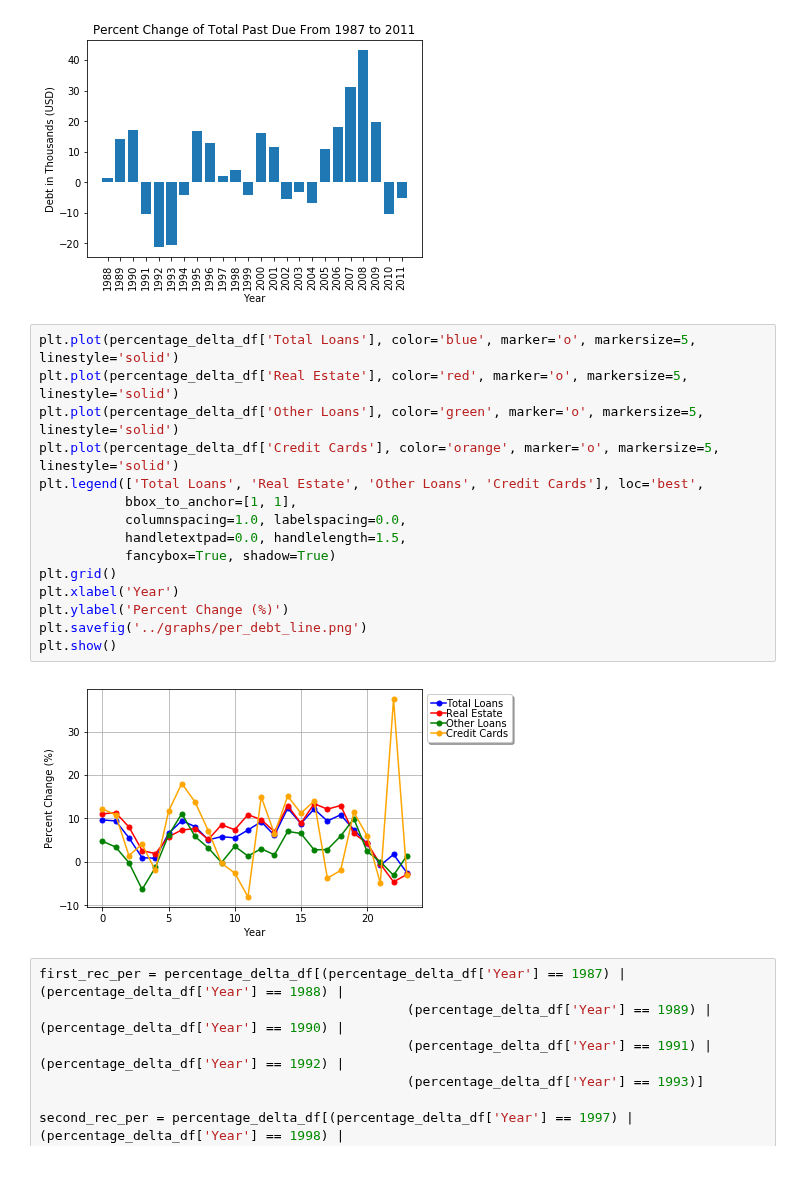
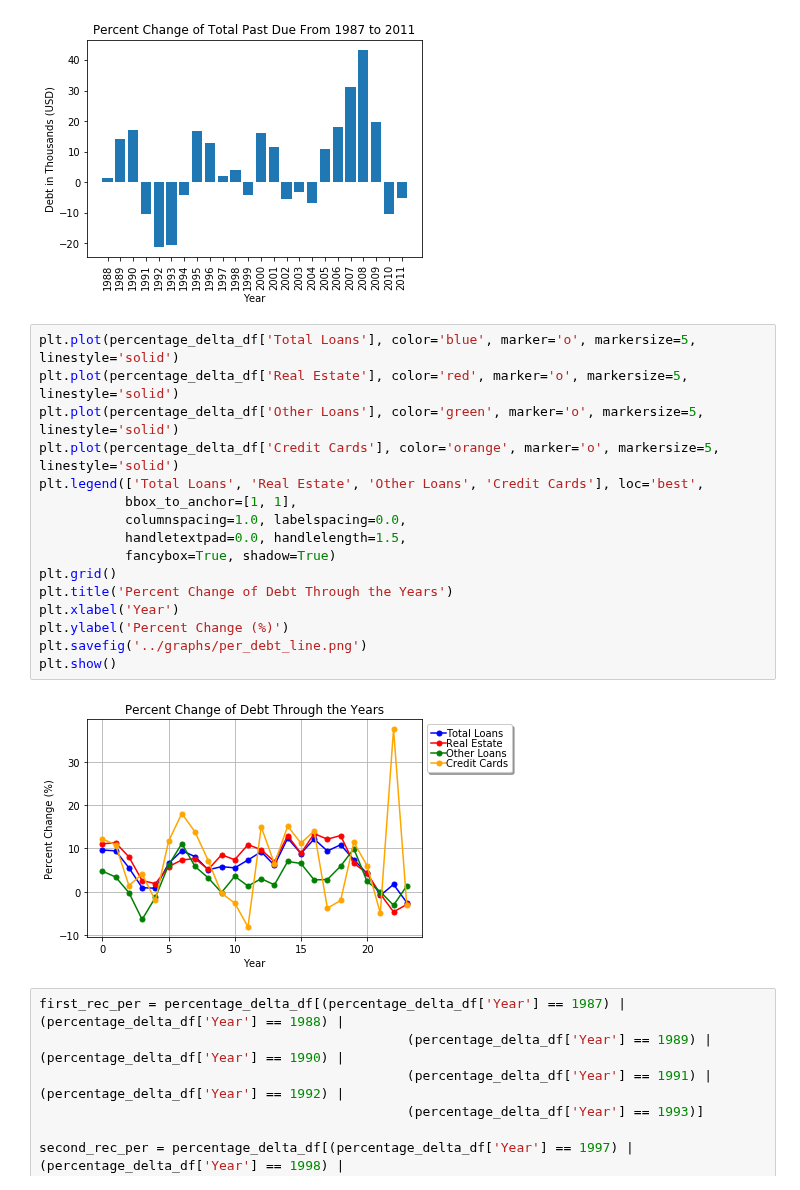
Before and after one commit to brownal05/project1, a Jupyter notebook: notebooks/nick.ipynb, the cells around one changed output. Saved outputs shown, nothing was run; the diff lists cells and outputs as text.

Commit message:
fixed some graphs

```diff
--- a/notebooks/nick.ipynb
+++ b/notebooks/nick.ipynb
@@ -475,20 +472,21 @@ plt.show()
 # %%
 plt.plot(percentage_delta_df['Total Loans'], color='blue', marker='o', markersize=5, linestyle='solid')
 plt.plot(percentage_delta_df['Real Estate'], color='red', marker='o', markersize=5, linestyle='solid')
 plt.plot(percentage_delta_df['Other Loans'], color='green', marker='o', markersize=5, linestyle='solid')
 plt.plot(percentage_delta_df['Credit Cards'], color='orange', marker='o', markersize=5, linestyle='solid')
 plt.legend(['Total Loans', 'Real Estate', 'Other Loans', 'Credit Cards'], loc='best',
            bbox_to_anchor=[1, 1],
            columnspacing=1.0, labelspacing=0.0,
            handletextpad=0.0, handlelength=1.5,
            fancybox=True, shadow=True)
 plt.grid()
+plt.title('Percent Change of Debt Through the Years')
 plt.xlabel('Year')
 plt.ylabel('Percent Change (%)')
 plt.savefig('../graphs/per_debt_line.png')
 plt.show()
 # %% [output]
-[figure, old version]
+[figure, new version]
 # %%
 first_rec_per = percentage_delta_df[(percentage_delta_df['Year'] == 1987) | (percentage_delta_df['Year'] == 1988) |
                                                (percentage_delta_df['Year'] == 1989) | (percentage_delta_df['Year'] == 1990) |
```
Also changed, not shown: parts of 9 cells of this notebook, 23 other files.
